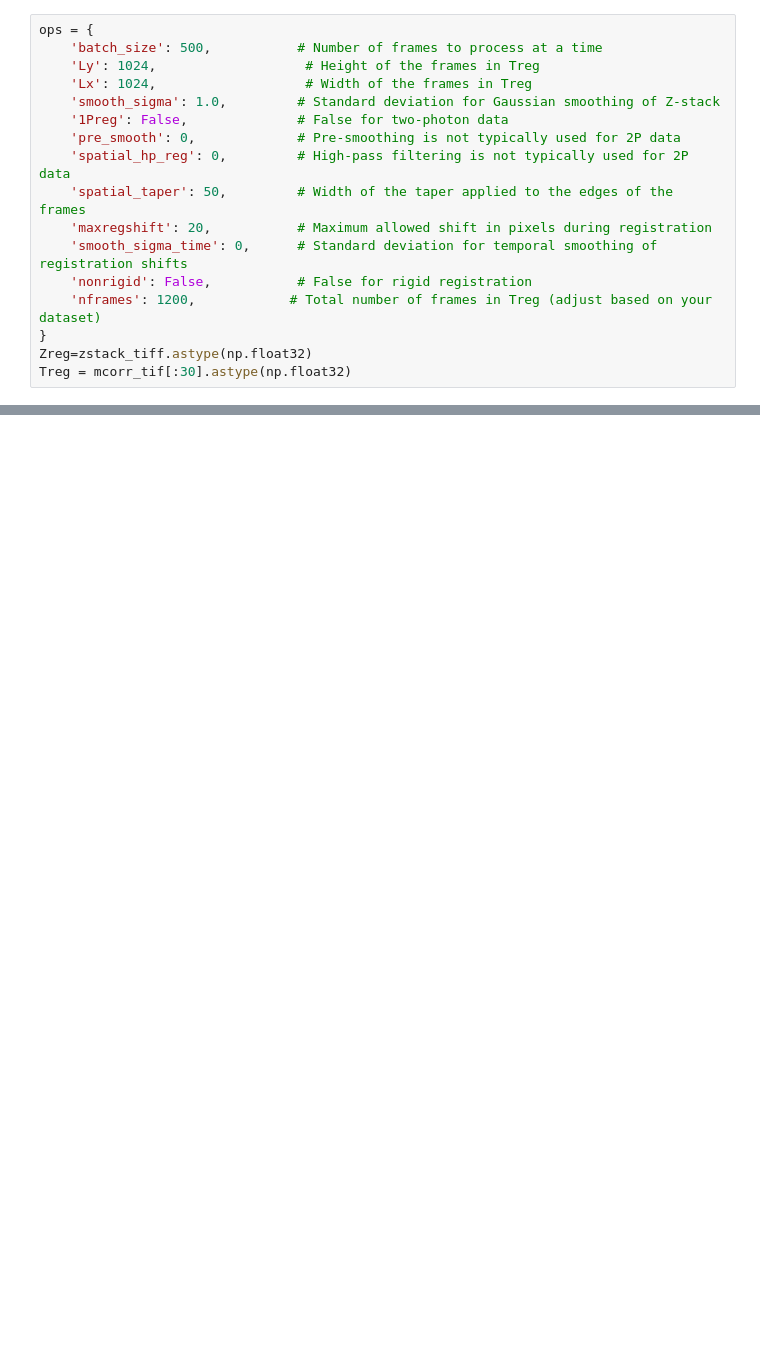
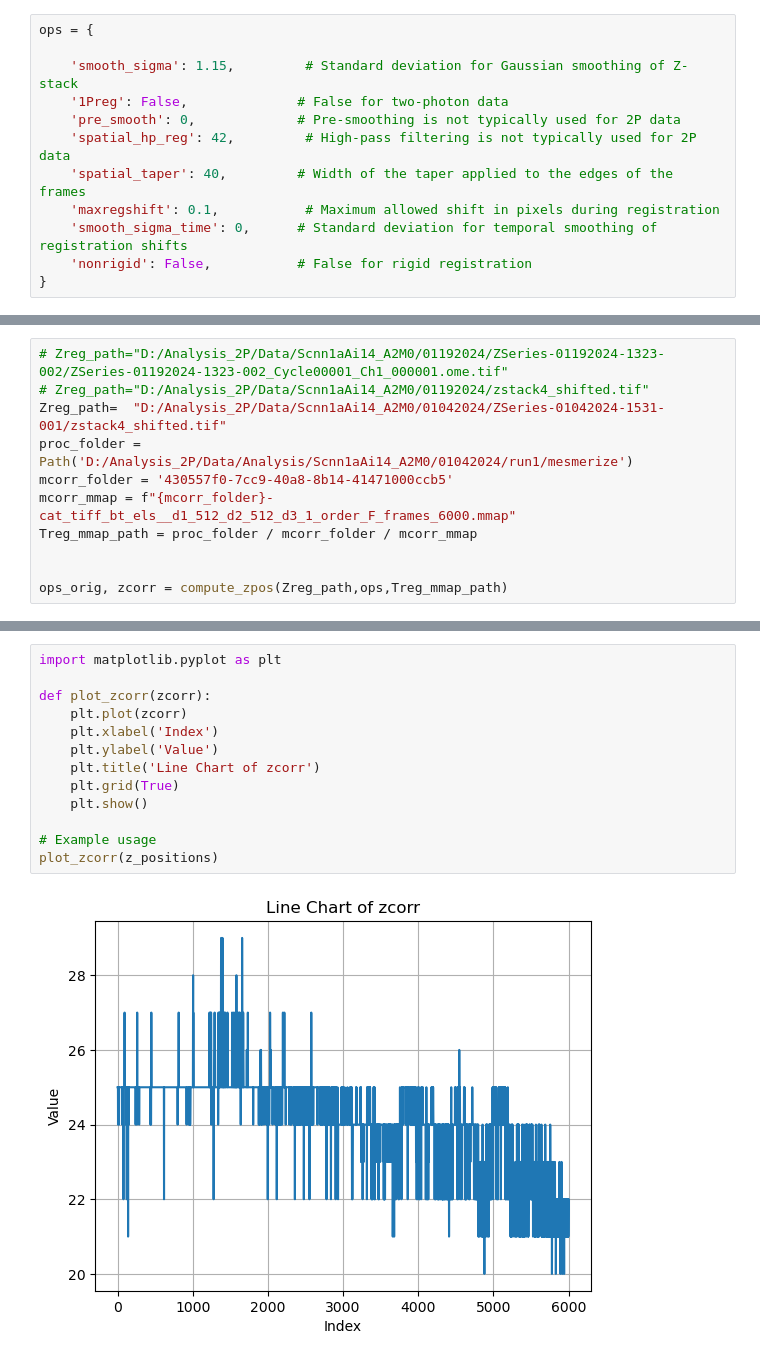
Before and after one commit to vncntprvst/2P-proc, a Jupyter notebook: Mesmerize/compute_zcorr.ipynb, the cells around one changed output, grey strips where cells are left out. Saved outputs shown, nothing was run; the diff lists cells and outputs as text; blank space fills up the shorter version.

Commit message:
1. complete shift_zstack.ipynb 2. complete compute_zcorr.ipynb 3. doing: convert them into .py and merge it into pipeline_mcorr_cnmf.py

```diff
--- a/Mesmerize/compute_zcorr.ipynb
+++ b/Mesmerize/compute_zcorr.ipynb
@@ -105,18 +132,13 @@ def compute_zpos(Zreg, ops, Treg):
     return ops_orig, zcorr
 # %%
 ops = {
-    'batch_size': 500,           # Number of frames to process at a time
-    'Ly': 1024,                   # Height of the frames in Treg
-    'Lx': 1024,                   # Width of the frames in Treg
-    'smooth_sigma': 1.0,         # Standard deviation for Gaussian smoothing of Z-stack
+
+    'smooth_sigma': 1.15,         # Standard deviation for Gaussian smoothing of Z-stack
     '1Preg': False,              # False for two-photon data
     'pre_smooth': 0,             # Pre-smoothing is not typically used for 2P data
-    'spatial_hp_reg': 0,         # High-pass filtering is not typically used for 2P data
-    'spatial_taper': 50,         # Width of the taper applied to the edges of the frames
-    'maxregshift': 20,           # Maximum allowed shift in pixels during registration
+    'spatial_hp_reg': 42,         # High-pass filtering is not typically used for 2P data
+    'spatial_taper': 40,         # Width of the taper applied to the edges of the frames
+    'maxregshift': 0.1,           # Maximum allowed shift in pixels during registration
     'smooth_sigma_time': 0,      # Standard deviation for temporal smoothing of registration shifts
     'nonrigid': False,           # False for rigid registration
-    'nframes': 1200,            # Total number of frames in Treg (adjust based on your dataset)
 }
-Zreg=zstack_tiff.astype(np.float32)
-Treg = mcorr_tif[:30].astype(np.float32)
@@ -130,0 +145,11 @@ ops_orig, zcorr = compute_zpos(Zreg,ops,Treg)
+# %%
+# Zreg_path="D:/Analysis_2P/Data/Scnn1aAi14_A2M0/01192024/ZSeries-01192024-1323-002/ZSeries-01192024-1323-002_Cycle00001_Ch1_000001.ome.tif"
+# Zreg_path="D:/Analysis_2P/Data/Scnn1aAi14_A2M0/01192024/zstack4_shifted.tif"
+Zreg_path=  "D:/Analysis_2P/Data/Scnn1aAi14_A2M0/01042024/ZSeries-01042024-1531-001/zstack4_shifted.tif"
+proc_folder = Path('D:/Analysis_2P/Data/Analysis/Scnn1aAi14_A2M0/01042024/run1/mesmerize')
+mcorr_folder = '430557f0-7cc9-40a8-8b14-41471000ccb5'
+mcorr_mmap = f"{mcorr_folder}-cat_tiff_bt_els__d1_512_d2_512_d3_1_order_F_frames_6000.mmap"
+Treg_mmap_path = proc_folder / mcorr_folder / mcorr_mmap
+
+
+ops_orig, zcorr = compute_zpos(Zreg_path,ops,Treg_mmap_path)
@@ -140,0 +199,15 @@ print(z_positions)
+# %%
+import matplotlib.pyplot as plt
+
+def plot_zcorr(zcorr):
+    plt.plot(zcorr)
+    plt.xlabel('Index')
+    plt.ylabel('Value')
+    plt.title('Line Chart of zcorr')
+    plt.grid(True)
+    plt.show()
+
+# Example usage
+plot_zcorr(z_positions)
+# %% [output]
+[figure, added]
```
Also changed, not shown: parts of 19 cells of this notebook, 3 other files.
